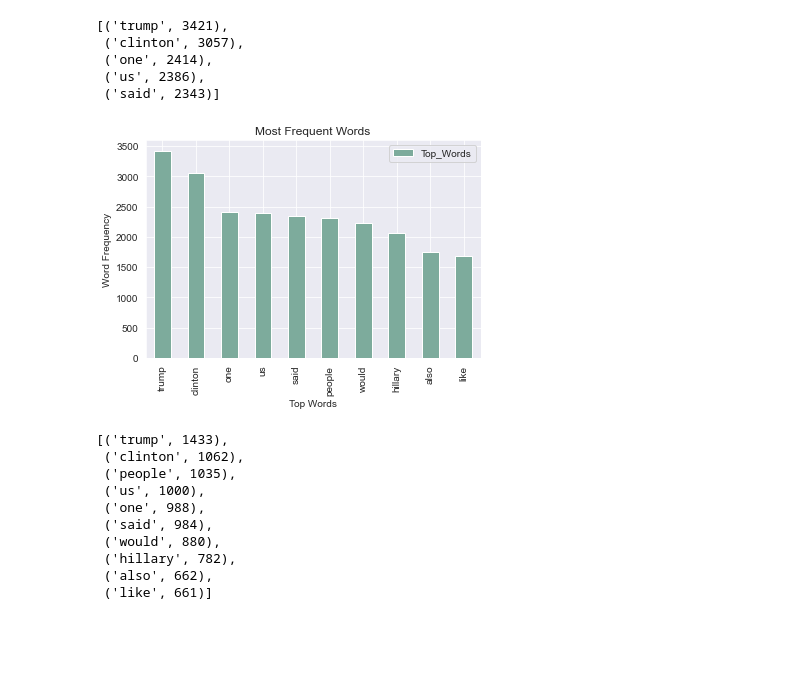
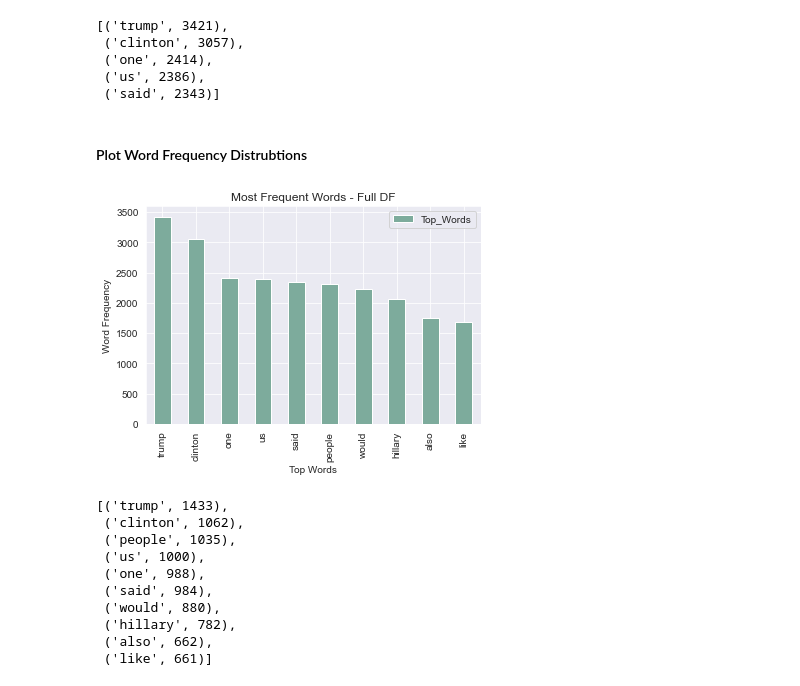
Before and after one commit to Stenke/Less-Fake-More-Good-News-Classification, a Jupyter notebook: Text-EDA-NLP-Classification.ipynb, the cells around one changed output. Drawn from its saved outputs; the diff is of its cells as text; code cells hidden in the pictures; blank space fills up the shorter version.

```diff
--- a/Text-EDA-NLP-Classification.ipynb
+++ b/Text-EDA-NLP-Classification.ipynb
@@ -381,6 +385,8 @@ articles_freqdist.most_common(5)
  ('one', 2414),
  ('us', 2386),
  ('said', 2343)]
+# %% [markdown]
+#### Plot Word Frequency Distrubtions
 # %%
 top_words = articles_freqdist.most_common(10)
 # %%
@@ -391,11 +397,11 @@ twords = pd.DataFrame(y_val, index=x_val, columns =['Top_Words'])
 # %%
 twords.plot(kind='bar')
 plt.xlabel('Top Words')
 plt.ylabel('Word Frequency')
-plt.title('Most Frequent Words')
+plt.title('Most Frequent Words - Full DF')
 plt.show()
 # %% [output]
-[figure, old version]
+[figure, new version]
 # %%
 top_words_real = articles_freqdist_real.most_common(10)
 top_words_real
```
Also changed, not shown: parts of 39 cells of this notebook.
